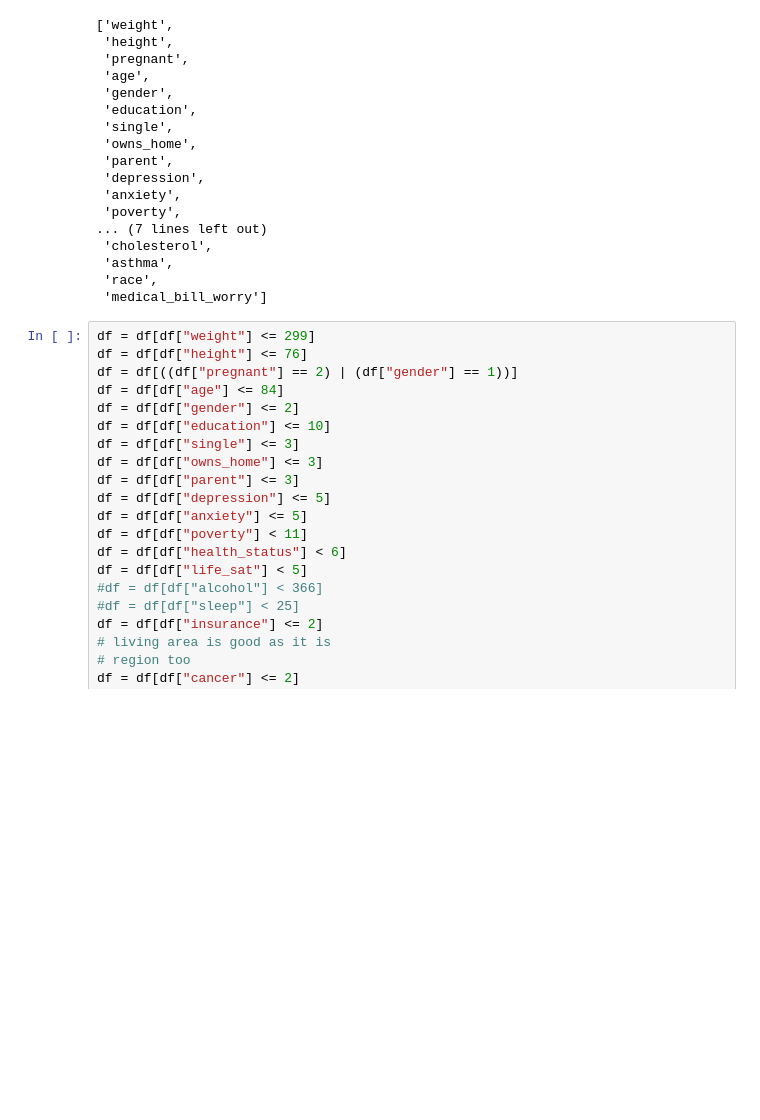
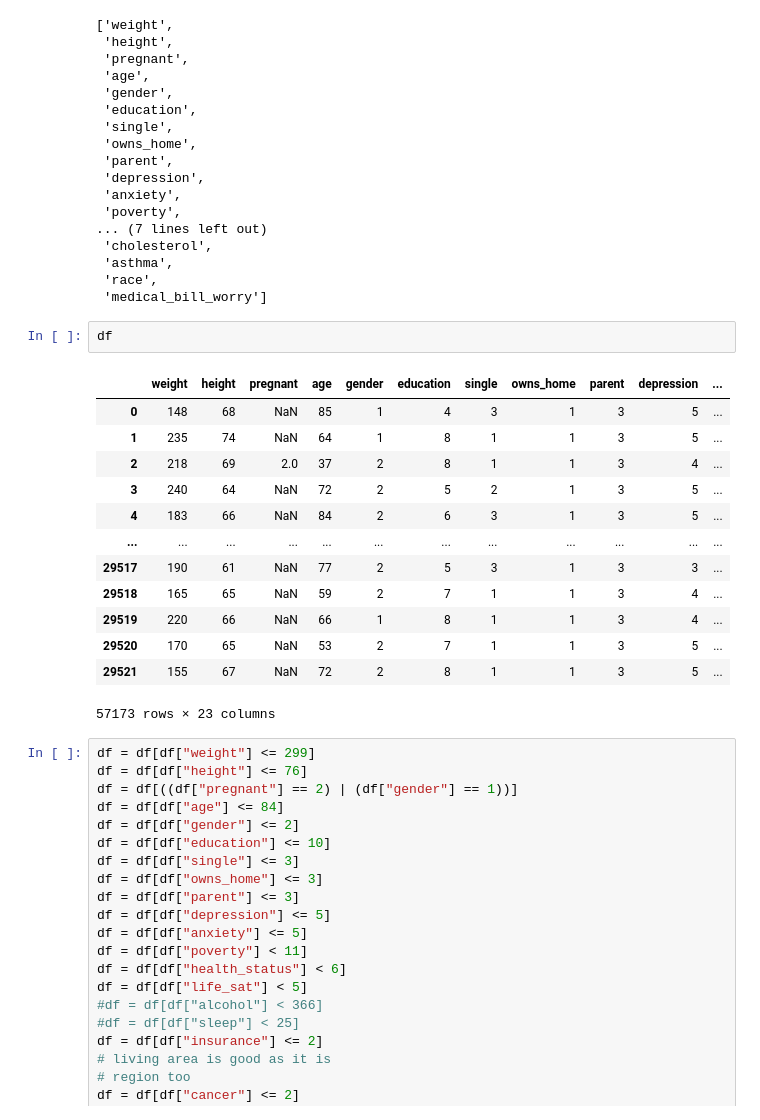
Before and after one commit to simontitk/datamining-2, a Jupyter notebook: src/final.ipynb, the cells around one changed output. Cells and saved outputs as stored; diff of their text form; blank space fills up the shorter version.

```diff
--- a/src/final.ipynb
+++ b/src/final.ipynb
@@ -94,6 +96,22 @@ entries: 29522
  'asthma',
  'race',
  'medical_bill_worry']
+# %%
+df
+# %% [output]
+|  | weight | height | pregnant | age | gender | education | single | owns_home | parent | depression | ... |
+| 0 | 148 | 68 | NaN | 85 | 1 | 4 | 3 | 1 | 3 | 5 | ... |
+| 1 | 235 | 74 | NaN | 64 | 1 | 8 | 1 | 1 | 3 | 5 | ... |
+| 2 | 218 | 69 | 2.0 | 37 | 2 | 8 | 1 | 1 | 3 | 4 | ... |
+| 3 | 240 | 64 | NaN | 72 | 2 | 5 | 2 | 1 | 3 | 5 | ... |
+| 4 | 183 | 66 | NaN | 84 | 2 | 6 | 3 | 1 | 3 | 5 | ... |
+| ... | ... | ... | ... | ... | ... | ... | ... | ... | ... | ... | ... |
+| 29517 | 190 | 61 | NaN | 77 | 2 | 5 | 3 | 1 | 3 | 3 | ... |
+| 29518 | 165 | 65 | NaN | 59 | 2 | 7 | 1 | 1 | 3 | 4 | ... |
+| 29519 | 220 | 66 | NaN | 66 | 1 | 8 | 1 | 1 | 3 | 4 | ... |
+| 29520 | 170 | 65 | NaN | 53 | 2 | 7 | 1 | 1 | 3 | 5 | ... |
+| 29521 | 155 | 67 | NaN | 72 | 2 | 8 | 1 | 1 | 3 | 5 | ... |
+57173 rows × 23 columns
 # %%
 df = df[df["weight"] <= 299]
 df = df[df["height"] <= 76]
```
Also changed, not shown: parts of 3 cells of this notebook.
